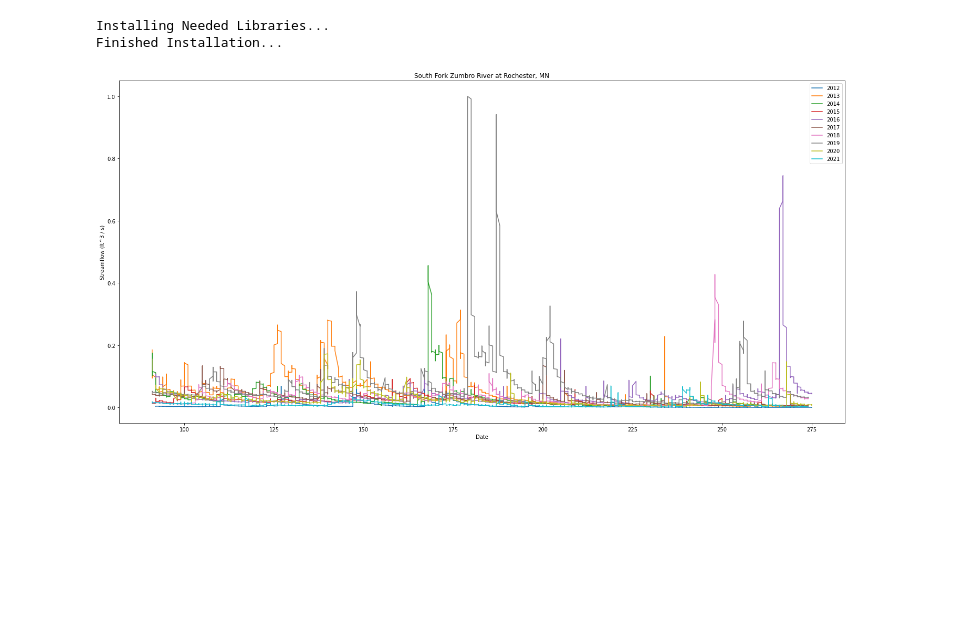
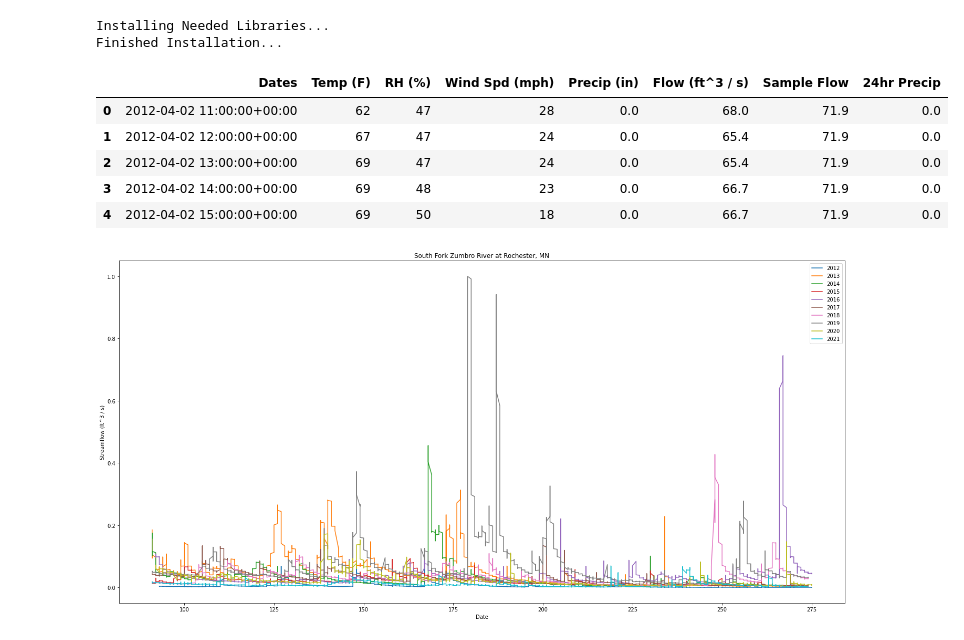
Before and after one commit to Carson-DeSotel/zumbro-flow-prediction, a Jupyter notebook: landuse-flow.ipynb, the cells around one changed output. Cells and saved outputs as stored; diff of their text form; code cells hidden in the pictures; blank space fills up the shorter version.

```diff
--- a/landuse-flow.ipynb
+++ b/landuse-flow.ipynb
@@ -44,11 +44,19 @@ from keras.layers import LSTM
 # %%
 '''
     Open Saved Data & Validate
 '''
-final_data = pd.read_csv('final_data.csv')
+final_data = pd.read_csv('final_data_extra_processing.csv')
 
 ### Convert Dates column to DateTime type
 final_data['Dates'] = pd.to_datetime(final_data['Dates'], utc = True)
+final_data.head(5)
+# %% [output]
+|  | Dates | Temp (F) | RH (%) | Wind Spd (mph) | Precip (in) | Flow (ft^3 / s) | Sample Flow | 24hr Precip |
+| 0 | 2012-04-02 11:00:00+00:00 | 62 | 47 | 28 | 0.0 | 68.0 | 71.9 | 0.0 |
+| 1 | 2012-04-02 12:00:00+00:00 | 67 | 47 | 24 | 0.0 | 65.4 | 71.9 | 0.0 |
+| 2 | 2012-04-02 13:00:00+00:00 | 69 | 47 | 24 | 0.0 | 65.4 | 71.9 | 0.0 |
+| 3 | 2012-04-02 14:00:00+00:00 | 69 | 48 | 23 | 0.0 | 66.7 | 71.9 | 0.0 |
+| 4 | 2012-04-02 15:00:00+00:00 | 69 | 50 | 18 | 0.0 | 66.7 | 71.9 | 0.0 |
 # %%
 '''
     Normalize Values:
```
Also changed, not shown: parts of 8 cells of this notebook, 3 other files.
